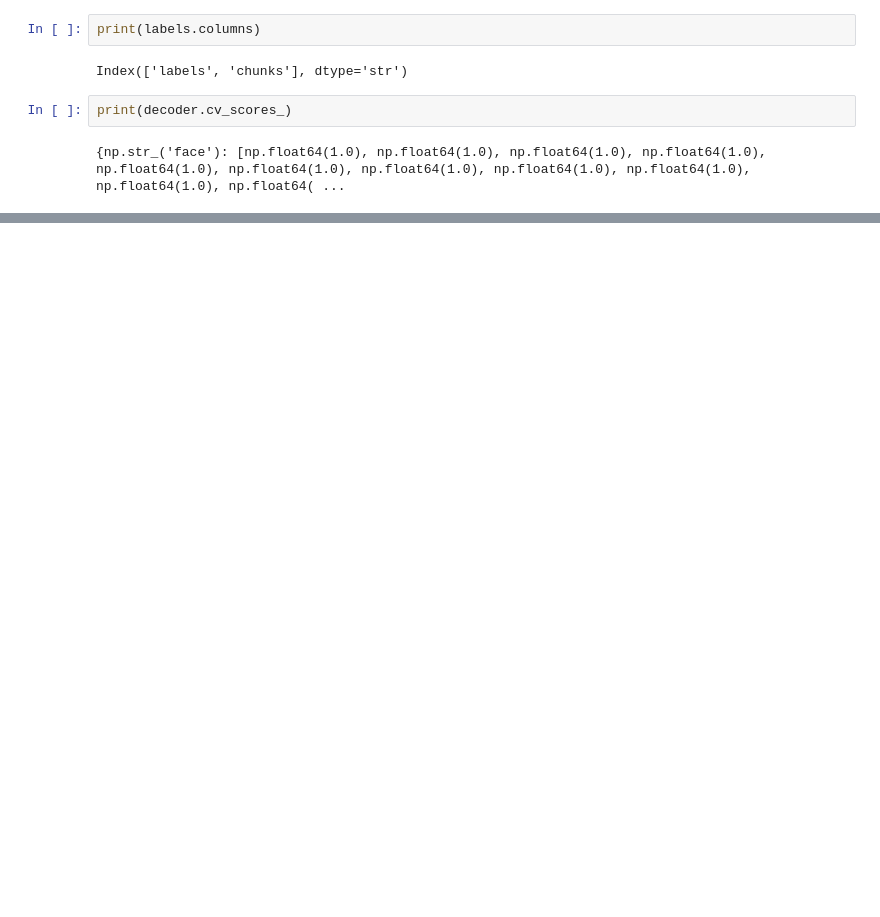
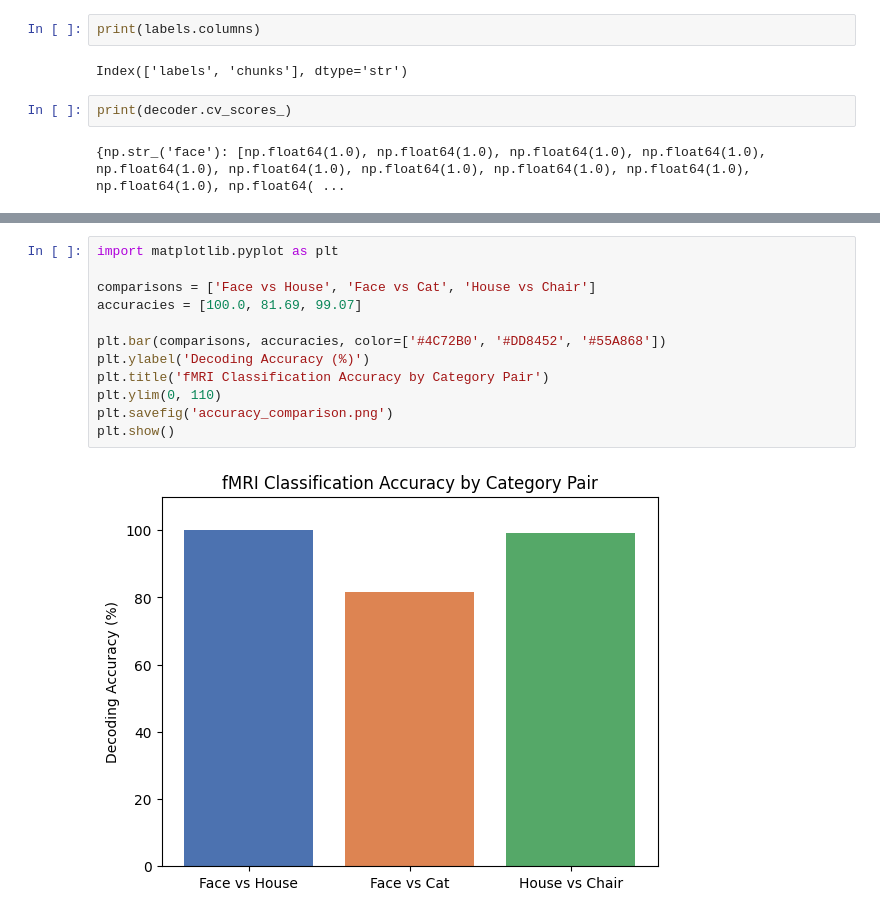
Before and after one commit to parnikp24/Nuero_Research_Project.ipynb, a Jupyter notebook: Nuero_Research_Project.ipynb, the cells around one changed output, grey strips where cells are left out. Drawn from its saved outputs; the diff is of its cells as text; blank space fills up the shorter version.

```diff
--- a/Nuero_Research_Project.ipynb
+++ b/Nuero_Research_Project.ipynb
@@ -149,0 +200,14 @@ print(decoder.cv_scores_)
+# %%
+import matplotlib.pyplot as plt
+
+comparisons = ['Face vs House', 'Face vs Cat', 'House vs Chair']
+accuracies = [100.0, 81.69, 99.07]
+
+plt.bar(comparisons, accuracies, color=['#4C72B0', '#DD8452', '#55A868'])
+plt.ylabel('Decoding Accuracy (%)')
+plt.title('fMRI Classification Accuracy by Category Pair')
+plt.ylim(0, 110)
+plt.savefig('accuracy_comparison.png')
+plt.show()
+# %% [output]
+[figure, added]
```
Also changed, not shown: parts of 7 cells of this notebook.
